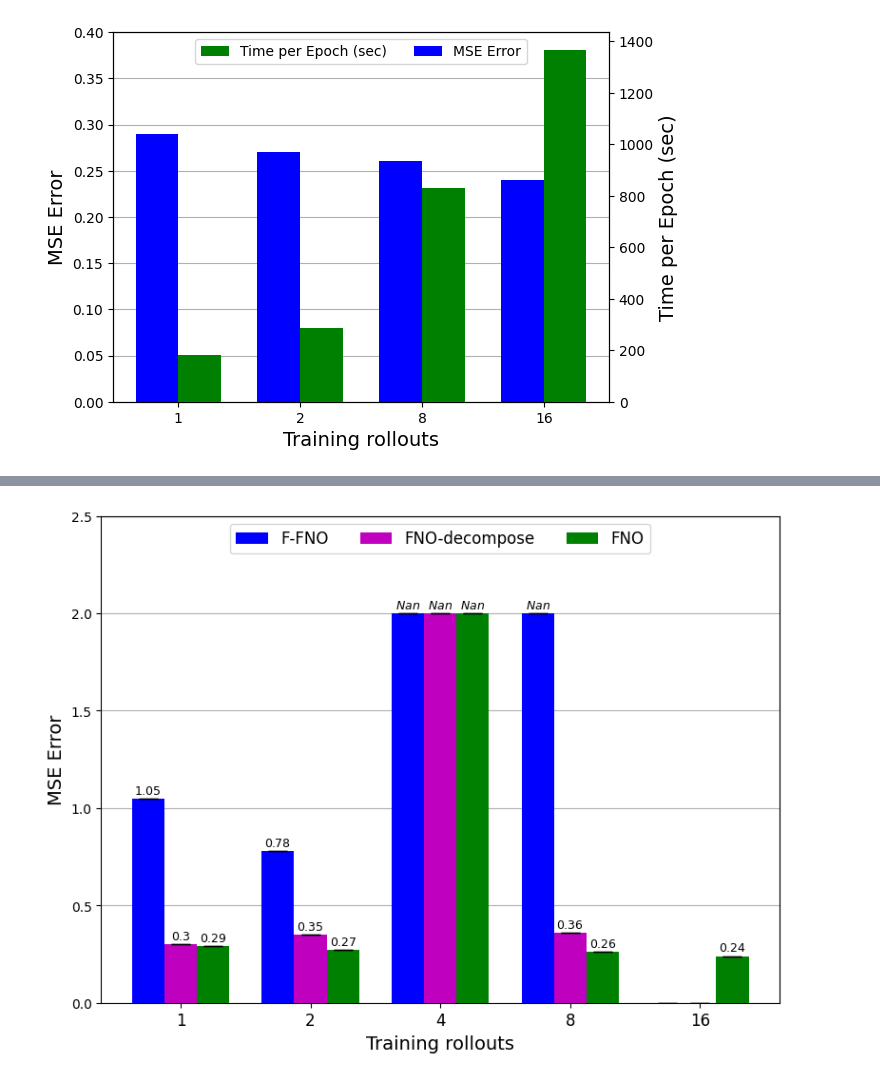
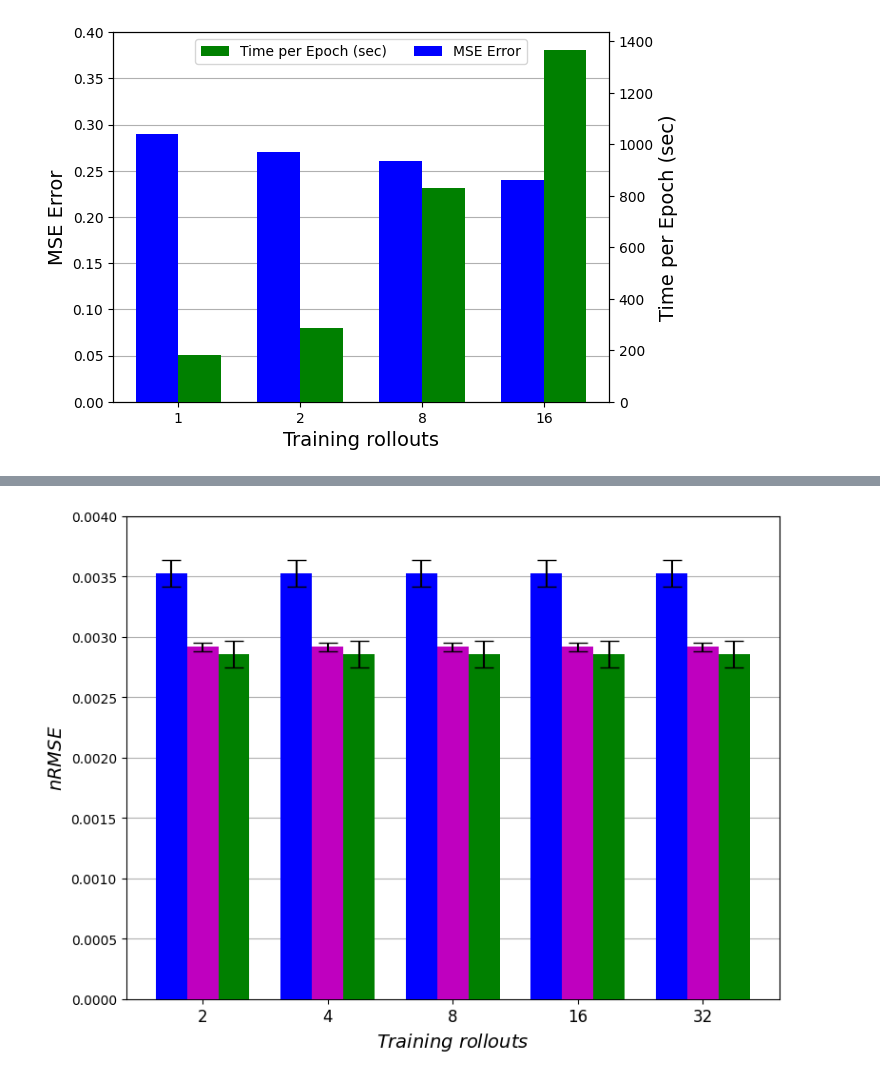
Before and after one commit to seuncoker/constant_autoregression, a Jupyter notebook: plot.ipynb, the cells around one changed output, grey strips where cells are left out. Cells and saved outputs as stored; diff of their text form; code cells hidden in the pictures.

```diff
--- a/plot.ipynb
+++ b/plot.ipynb
@@ -515,0 +721,15 @@ plt.show()
+# %%
+arr = torch.zeros(3,5)
+arr[0] = errors[0]
+arr[1] = errors[1]
+arr[2] = errors[2]
+# %%
+arr_c = torch.zeros(3,5)
+arr_c[0] = errors[3]
+arr_c[1] = errors[4]
+arr_c[2] = errors[5]
+# %%
+arr_s = torch.zeros(3,5)
+arr_s[0] = errors[6]
+arr_s[1] = errors[7]
+arr_s[2] = errors[8]
@@ -516,19 +742,19 @@ plt.show()
 # %%
-legends = ["FNO", "F-FNO", "FNO-decompose"]  # Categories for the x-axis
+legends = ["AR (fixed)", "AR-CL (discrete)", "AR+STWL-CL (Continous)"]  # Categories for the x-axis
 
 
-x_data = ["1", "2", "4", "8", "16" ]
+x_data = ["2", "4", "8", "16", "32" ]
 
 
-y_data_1_fno = [0.29, 0.27, 2, 0.26, 0.24]  # Values for each bar
-y_data_1_fno_decompose = [0.30, 0.35, 2, 0.36, 0 ]  # Values for each bar
-y_data_1_ffno = [1.05, 0.78, 2, 2, 0 ]  # Values for each bar
+y_data_1_ar = arr.mean(0) # errors[0] #[0.29, 0.27, 2, 0.26, 0.24]  # Values for each bar
+y_data_1_ar_cl = arr_c.mean(0) #errors[1]  #[0.30, 0.35, 2, 0.36, 0 ]  # Values for each bar
+y_data_1_stwl= arr_s.mean(0) #errors[2] #[1.05, 0.78, 2, 2, 0 ]  # Values for each bar
 
-x = np.arange(len(y_data_1_fno))
+x = np.arange(len(y_data_1_ar))
 
-std_dev_1 = [0, 0, 0, 0, 0]
-std_dev_2 = [0, 0, 0, 0, 0]
-std_dev_3 = [0, 0, 0, 0, 0]
+std_dev_1 = arr.std(0) #[0, 0, 0, 0, 0]
+std_dev_2 = arr_c.std(0) #[0, 0, 0, 0, 0]
+std_dev_3 = arr_s.std(0)  #[0, 0, 0, 0, 0]
 
 # Create a color list for your bars
 colors_1 = ["g",
@@ -560,12 +786,12 @@ plt.figure(figsize=(8, 6))  # Adjust the figure size as needed
 # x_positions = [i for i in range(len(x_data))]  # Base positions (equally spaced)
 # x_positions[6] += gap_size  # Shift the third bar position by the gap size
 width_bar = 0.25
-bars = plt.bar(x, y_data_1_ffno, width=width_bar, color=colors_2, yerr=std_dev_2, capsize=7, zorder=10, label=str(legends[1]))
-bars = plt.bar(x + width_bar, y_data_1_fno_decompose, width=width_bar, color=colors_3, yerr=std_dev_3, capsize=7, zorder=10,  label=str(legends[2]))
-bars = plt.bar(x + (2*width_bar), y_data_1_fno, width=width_bar, color=colors_1, yerr=std_dev_1, capsize=7, zorder=10,  label=str(legends[0]))
+bars = plt.bar(x, y_data_1_ar, width=width_bar, color=colors_2, yerr=std_dev_2, capsize=7, zorder=10, label=str(legends[0]))
+bars = plt.bar(x + width_bar, y_data_1_ar_cl, width=width_bar, color=colors_3, yerr=std_dev_3, capsize=7, zorder=10,  label=str(legends[1]))
+bars = plt.bar(x + (2*width_bar), y_data_1_stwl, width=width_bar, color=colors_1, yerr=std_dev_1, capsize=7, zorder=10,  label=str(legends[2]))
 
 
-bar_heights = y_data_1_fno
+bar_heights = y_data_1_stwl
 for i, height in enumerate(bar_heights):
     if height == 0:
         continue
@@ -574,10 +800,11 @@ for i, height in enumerate(bar_heights):
     else:
         height_name = height
 
-    plt.text(i+width_bar*2, height + 0.01, r"$" + str(height_name) + "$", ha='center', va='bottom', fontsize=9, zorder=10)
+    #plt.text(i+width_bar*2+0.01, height + 0.001, r"$" + str(round(height_name.item(), 3)) + "$", ha='center', va='bottom', fontsize=9, zorder=10)
 
 
-bar_heights = y_data_1_ffno
+
+bar_heights = y_data_1_ar
 for i, height in enumerate(bar_heights):
     if height == 0:
         continue
@@ -586,9 +813,11 @@ for i, height in enumerate(bar_heights):
     else:
         height_name = height
 
-    plt.text(i, height + 0.01, r"$" + str(height_name) + "$", ha='center', va='bottom', fontsize=9, zorder=10)
+    #plt.text(i-0.002, height + 0.0001, r"$" + str(round(height_name.item(), 3)) + "$", ha='center', va='bottom', fontsize=9, zorder=10)
 
-bar_heights = y_data_1_fno_decompose
+
+
+bar_heights = y_data_1_ar_cl
 for i, height in enumerate(bar_heights):
     if height == 0:
         continue
@@ -597,7 +826,10 @@ for i, height in enumerate(bar_heights):
     else:
         height_name = height
 
-    plt.text(i+width_bar, height + 0.01, r"$" + str(height_name) + "$", ha='center', va='bottom', fontsize=9, zorder=10)
+    #plt.text(i+width_bar, height + 0.001, r"$" + str(round(height_name.item(), 3)) + "$", ha='center', va='bottom', fontsize=9, zorder=10)
+
+
+
 
 # Add error bars with the standard deviation
 # plt.errorbar(x, y_data_1_fno, yerr=std_dev_1, fmt='none', ecolor='black', capsize=7)
@@ -611,35 +843,43 @@ for i, height in enumerate(bar_heights):
 #bars[4].set_width(bars[4].get_width() * 1.0)  # Increase width by 50% (adjust multiplier)
 
 # bar_heights = y_data_1_2
 # for i, height in enumerate(bar_heights):
 #   plt.text(i, height + 0.2, r"$" + str(height) + "$", ha='center', va='bottom', fontsize=10)
 
 # bar_heights = y_data_1_1
 # for i, height in enumerate(bar_heights[:2]):
 #   plt.text(i, height + 0.000001, r"$" + str(height) + "$", ha='center', va='bottom', fontsize=10, zorder=10)
 
 
 
 bar_fontsize = 14
 
 
 #plt.yscale("log")
-plt.xlabel("Training rollouts", fontsize=bar_fontsize )
-plt.ylabel("MSE Error", fontsize=bar_fontsize )
+plt.xlabel("$Training$ $rollouts$", fontsize=bar_fontsize )
+plt.ylabel("$nRMSE$", fontsize=bar_fontsize )
 #plt.title("Bar Plot with Error Bars", fontsize=bar_fontsize)
 # plt.xticks(rotation=20)  # Rotate x-axis labels for better readability (optional)
 # plt.xticks(fontsize=10)  # Adjust fontsize as needed
 
 #plt.grid(axis='y', linestyle='-', alpha=1)  # Add gridlines (optional)
 plt.grid(axis='y', zorder=0)  # Add gridlines (optional)
-plt.ylim([0,2.5])
+plt.ylim([0.0,0.004])
+#plt.yscale("log")
 # Display the legend (optional)
 plt.xticks(x +width_bar, x_data, fontsize=12)
 
-plt.legend(loc ="upper center", ncol=3, fontsize=12)
+#plt.legend(loc ="upper center", ncol=3, fontsize=12)
+
+is_save= False #True# False #True
+save_loc = "/mnt/scratch/scoc/constant_autoregression/result/figures/increasing_H_E1.svg"
+save_format = "svg"
+if is_save:
+    #plt.tight_layout()
+    plt.savefig(save_loc, format=save_format)
 
 # Show the plot
 plt.tight_layout()
 plt.show()
 # %% [output]
-[figure, old version]
+[figure, new version]
```
Also changed, not shown: parts of 8 cells of this notebook, 38 other files.
